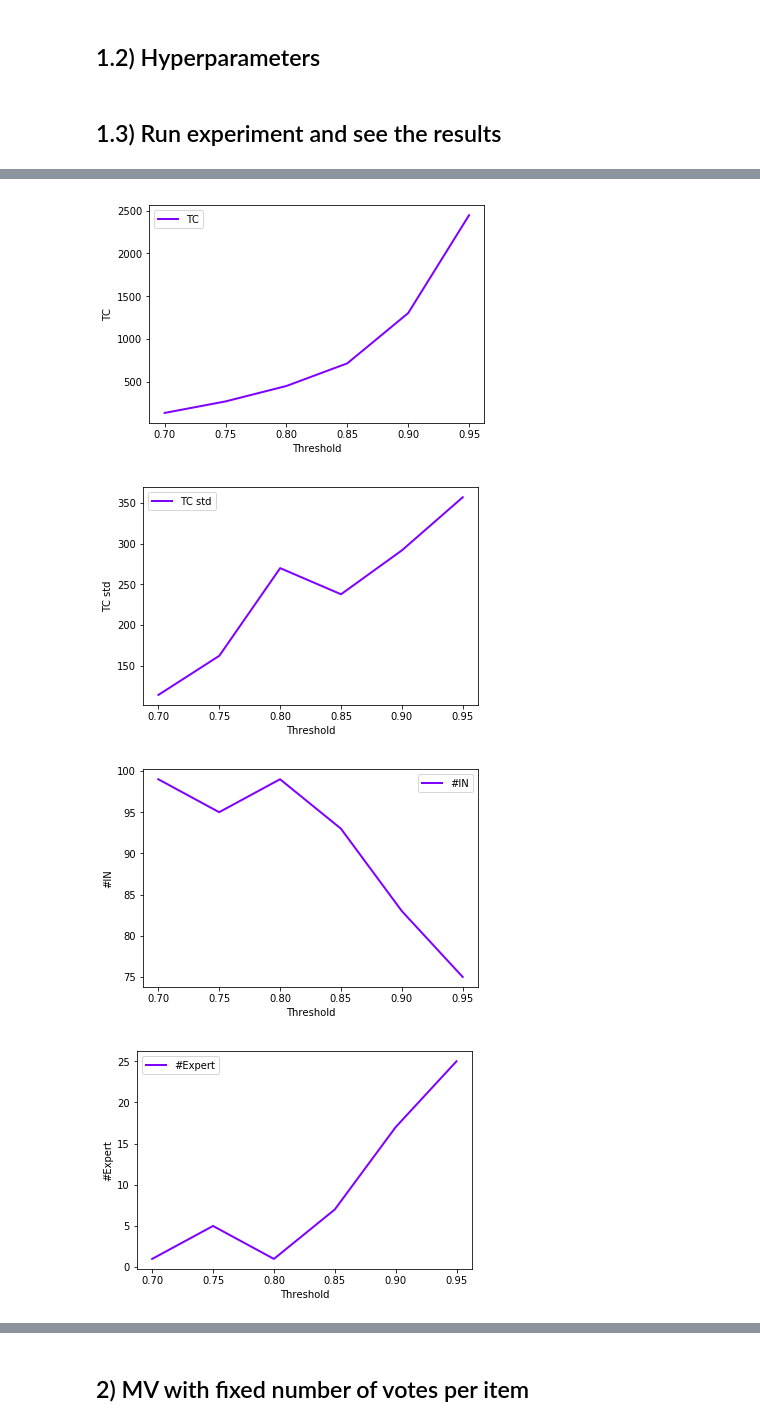
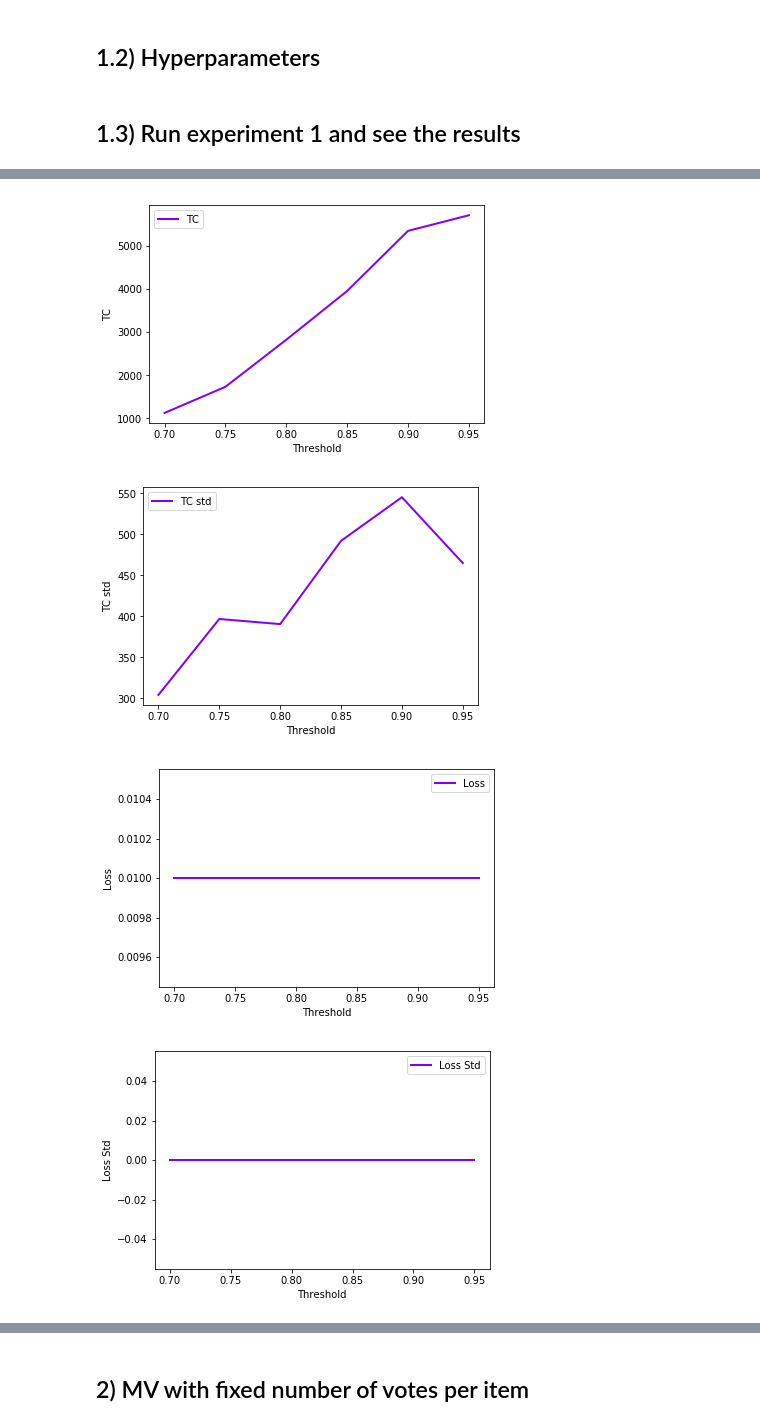
Before and after one commit to pmaglione/classification_model, a Jupyter notebook: main_algorithm_with_experiments.ipynb, the cells around one changed output, grey strips where cells are left out. Saved outputs shown, nothing was run; the diff lists cells and outputs as text; code cells hidden in the pictures.

Commit message:
Set experiments and see results

```diff
--- a/main_algorithm_with_experiments.ipynb
+++ b/main_algorithm_with_experiments.ipynb
@@ -107,7 +126,7 @@ def generate_votes_1(params, items_num, ct, gt):
     for i in range(items_num):
         total_votes[i] = {}
         for k in range(params['votes_per_item']):
-            worker_id, vote = alg_utils.get_worker_vote(params['workers_accuracy'], i, gt, total_votes, items_num)
+            worker_id, vote = alg_utils.get_worker_vote(params['workers_accuracy'], i, gt, total_votes)
 
             total_votes[i][worker_id] = [vote]
 
@@ -120,7 +139,7 @@ def generate_votes_1(params, items_num, ct, gt):
 
     while(must_get_more_votes):
         for i, v in items_predicted_classified.items():
-            worker_id, vote = alg_utils.get_worker_vote(params['workers_accuracy'], i, gt, total_votes, items_num)
+            worker_id, vote = alg_utils.get_worker_vote(params['workers_accuracy'], i, gt, total_votes)
 
             total_votes[i][worker_id] = [vote]
         #end for
@@ -132,7 +151,7 @@ def generate_votes_1(params, items_num, ct, gt):
         must_get_more_votes = len(items_predicted_classified) > 0
     #end while
 
-    items_classification = alg_utils.classify_items(total_votes, gt, params['classification_fn'], ct)
+    items_classification = alg_utils.classify_items_smart(total_votes, gt, params['classification_fn'], ct)
 
     return [items_classification, total_votes]
 # %%
@@ -167,7 +186,7 @@ def run_experiment_1():
 
             ct_i_results = generate_votes_1(params, items_num, ct, ground_truth)
 
-            items_classification = ct_i_results[1]
+            items_classification = ct_i_results[0]
             total_votes = ct_i_results[1]
 
             classified_amount, unclassified_amount, ct_i_crowd_cost, ct_i_total_cost = alg_utils.get_total_cost(total_votes, cr, cf, ct)
@@ -187,17 +206,14 @@ def run_experiment_1():
             [ct,
              round(np.mean(crowd_cost), 3),
              round(np.std(crowd_cost), 3),
-             #round(np.mean(crowd_cost) / items_num, 3), cost per item
              round(np.mean(total_cost), 3),
              round(np.std(total_cost), 3),
-             np.mean(classified_amount),
-             np.mean(unclassified_amount),
-             np.mean(ct_loss),
-             np.std(ct_loss),
-             np.mean(ct_recall),
-             np.std(ct_recall),
-             np.mean(ct_precision),
-             np.std(ct_precision)
+             round(np.mean(ct_loss), 3),
+             round(np.std(ct_loss), 3),
+             round(np.mean(ct_recall), 3),
+             round(np.std(ct_recall), 3),
+             round(np.mean(ct_precision), 3),
+             round(np.std(ct_precision), 3)
             ])
     #end for thresholds
 
@@ -228,10 +244,10 @@ data_true_percentage = 1
 cts = [.7, .75, .8, .85, .9, .95] #classification thresholds
 iterations_per_ct = 50
 # %% [markdown]
-## 1.3) Run experiment and see the results
+## 1.3) Run experiment 1 and see the results
 # %%
 results_mv = run_experiment_1()
-columns = ["CrowdCost","CrowdCost Std", "TC", "TC std","#IN","#Expert", "Loss", "Loss Std", "Recall", "Recall Std", "Precision", "Precision Std"]
+columns = ["CrowdCost","CrowdCost Std", "TC", "TC std", "Loss", "Loss Std", "Recall", "Recall Std", "Precision", "Precision Std"]
 pdColumns = ["Threshold"] + columns
 
 #plots
@@ -240,5 +256,6 @@ for column in columns:
     alg_utils.plot_results(cts, {column: [x[i] for x in results_mv]}, "Threshold", column)
     i += 1
 #table
+pd.DataFrame(results_mv, columns=pdColumns).to_csv('results/smart_stop_mv.csv', index=False)
 pd.DataFrame(results_mv, columns=pdColumns)
 # %% [output]
@@ -247,4 +264,4 @@ pd.DataFrame(results_mv, columns=pdColumns)
-[figure, old version]
+[figure, new version]
-[figure, old version]
+[figure, new version]
-[figure, old version]
+[figure, new version]
-[figure, old version]
+[figure, new version]
```
Also changed, not shown: parts of 22 cells of this notebook, 4 other files.
